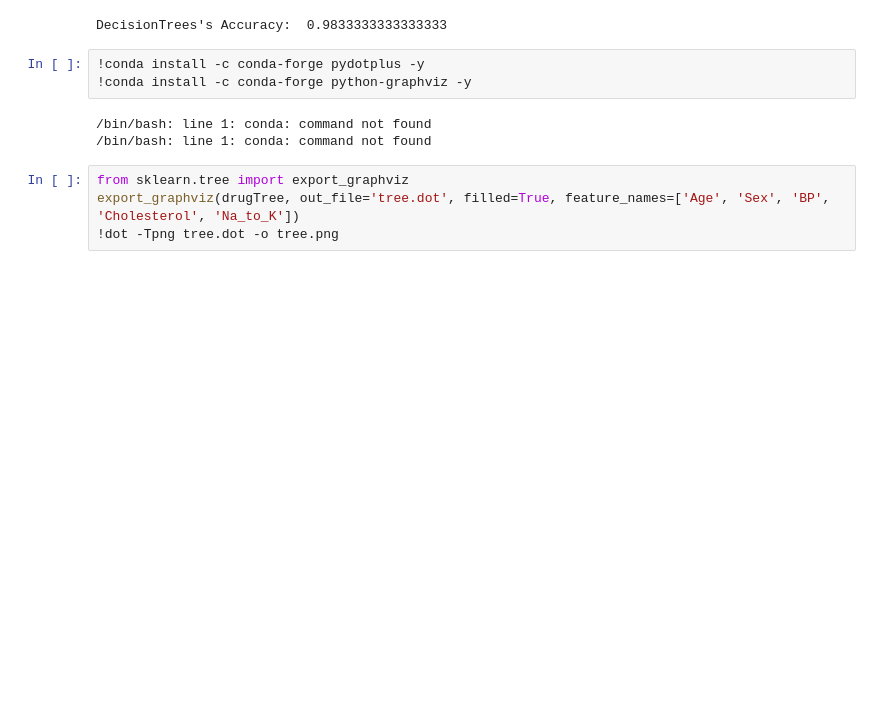
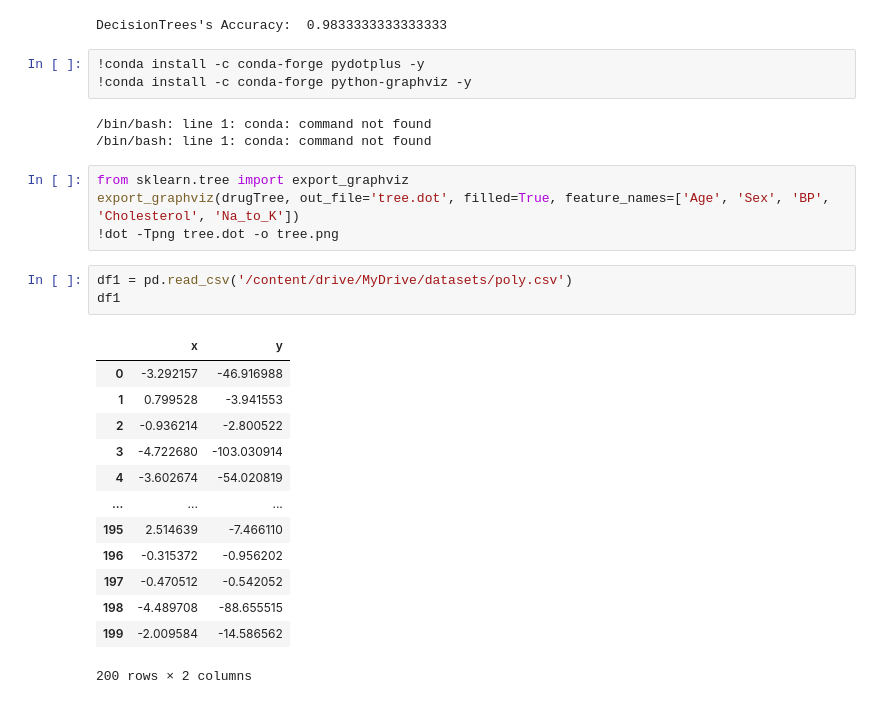
Before and after one commit to Deepakk200/colab_python, a Jupyter notebook: usedcars.ipynb, the cells around one changed output. Drawn from its saved outputs; the diff is of its cells as text; blank space fills up the shorter version.

```diff
--- a/usedcars.ipynb
+++ b/usedcars.ipynb
@@ -268,3 +276,20 @@ DecisionTrees's Accuracy:  0.9833333333333333
 from sklearn.tree import export_graphviz
 export_graphviz(drugTree, out_file='tree.dot', filled=True, feature_names=['Age', 'Sex', 'BP', 'Cholesterol', 'Na_to_K'])
 !dot -Tpng tree.dot -o tree.png
+# %%
+df1 = pd.read_csv('/content/drive/MyDrive/datasets/poly.csv')
+df1
+# %% [output]
+|  | x | y |
+| 0 | -3.292157 | -46.916988 |
+| 1 | 0.799528 | -3.941553 |
+| 2 | -0.936214 | -2.800522 |
+| 3 | -4.722680 | -103.030914 |
+| 4 | -3.602674 | -54.020819 |
+| ... | ... | ... |
+| 195 | 2.514639 | -7.466110 |
+| 196 | -0.315372 | -0.956202 |
+| 197 | -0.470512 | -0.542052 |
+| 198 | -4.489708 | -88.655515 |
+| 199 | -2.009584 | -14.586562 |
+200 rows × 2 columns
```
Also changed, not shown: parts of 9 cells of this notebook.
